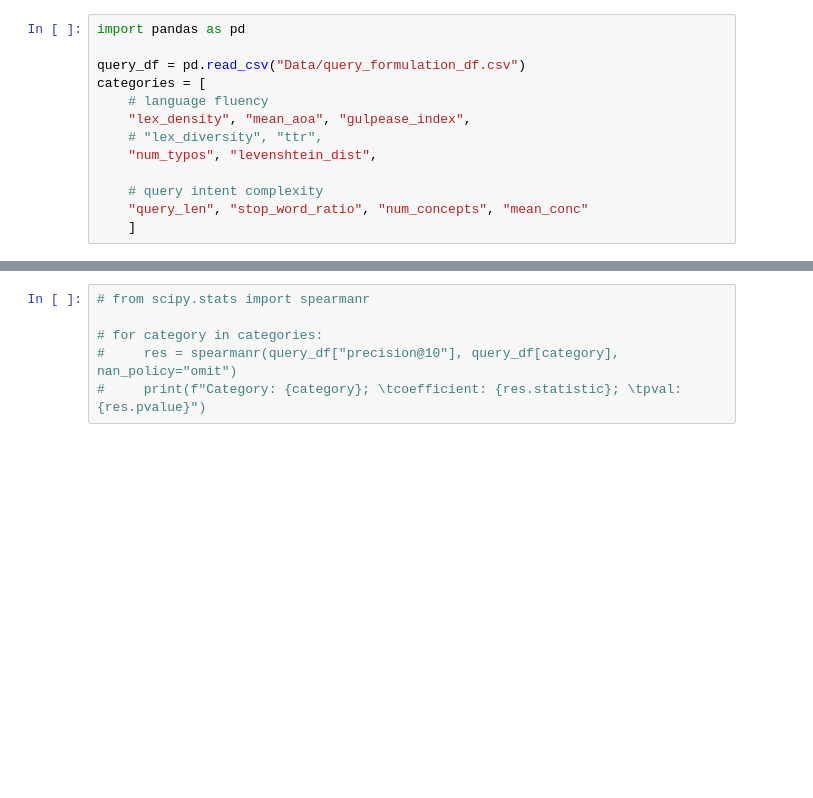
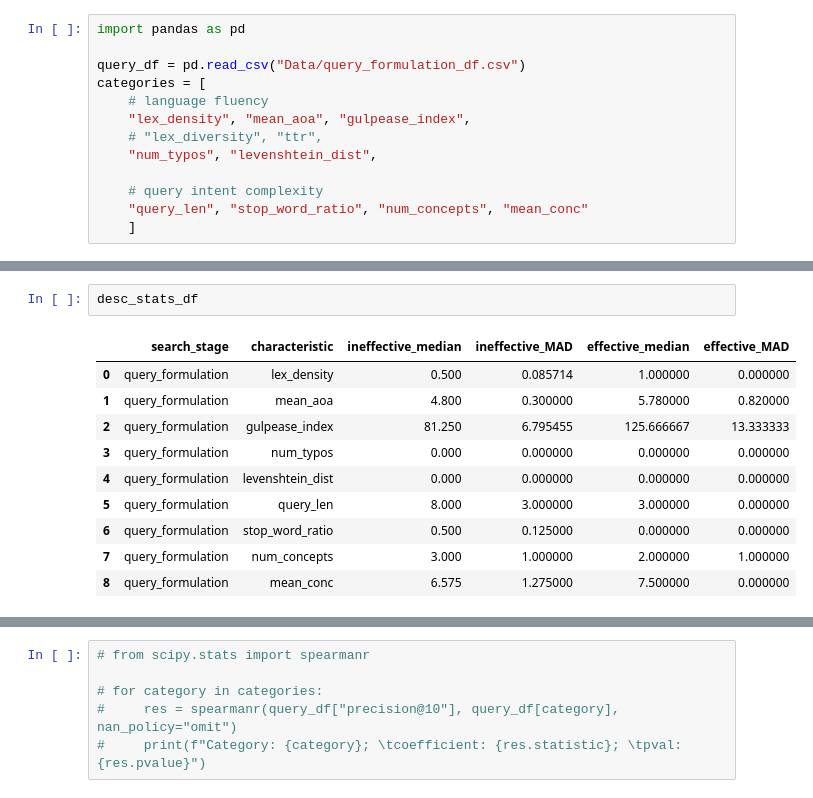
Before and after one commit to SOLandChildren/CHIIR27_LogAnalysis, a Jupyter notebook: query_formulation.ipynb, the cells around one changed output, grey strips where cells are left out. Drawn from its saved outputs; the diff is of its cells as text; blank space fills up the shorter version.

```diff
--- a/query_formulation.ipynb
+++ b/query_formulation.ipynb
@@ -230,3 +213,16 @@ sig_test_results
+# %%
+desc_stats_df
+# %% [output]
+|  | search_stage | characteristic | ineffective_median | ineffective_MAD | effective_median | effective_MAD |
+| 0 | query_formulation | lex_density | 0.500 | 0.085714 | 1.000000 | 0.000000 |
+| 1 | query_formulation | mean_aoa | 4.800 | 0.300000 | 5.780000 | 0.820000 |
+| 2 | query_formulation | gulpease_index | 81.250 | 6.795455 | 125.666667 | 13.333333 |
+| 3 | query_formulation | num_typos | 0.000 | 0.000000 | 0.000000 | 0.000000 |
+| 4 | query_formulation | levenshtein_dist | 0.000 | 0.000000 | 0.000000 | 0.000000 |
+| 5 | query_formulation | query_len | 8.000 | 3.000000 | 3.000000 | 0.000000 |
+| 6 | query_formulation | stop_word_ratio | 0.500 | 0.125000 | 0.000000 | 0.000000 |
+| 7 | query_formulation | num_concepts | 3.000 | 1.000000 | 2.000000 | 1.000000 |
+| 8 | query_formulation | mean_conc | 6.575 | 1.275000 | 7.500000 | 0.000000 |
 # %%
 from driver import get_boxplots
 
```
Also changed, not shown: parts of 6 cells of this notebook, 15 other files.
